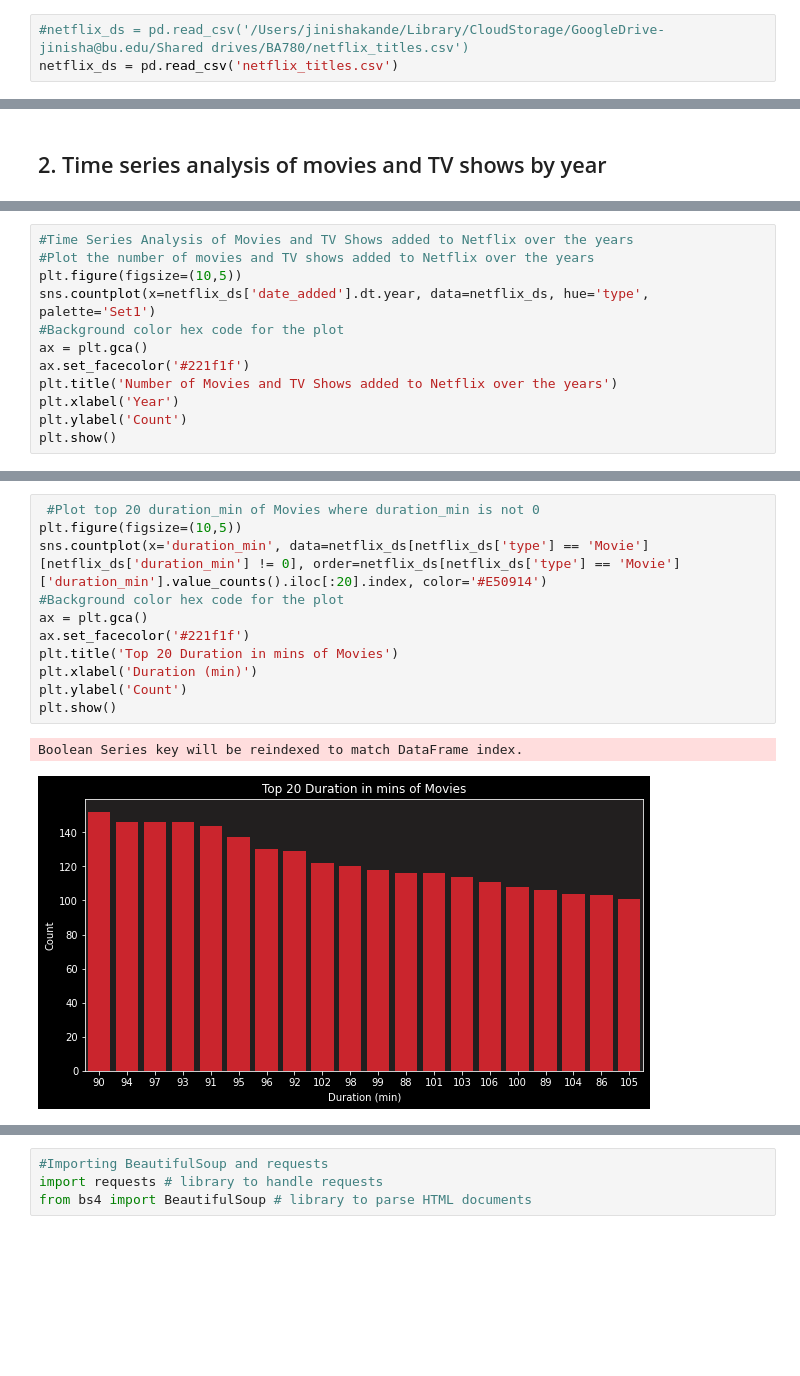
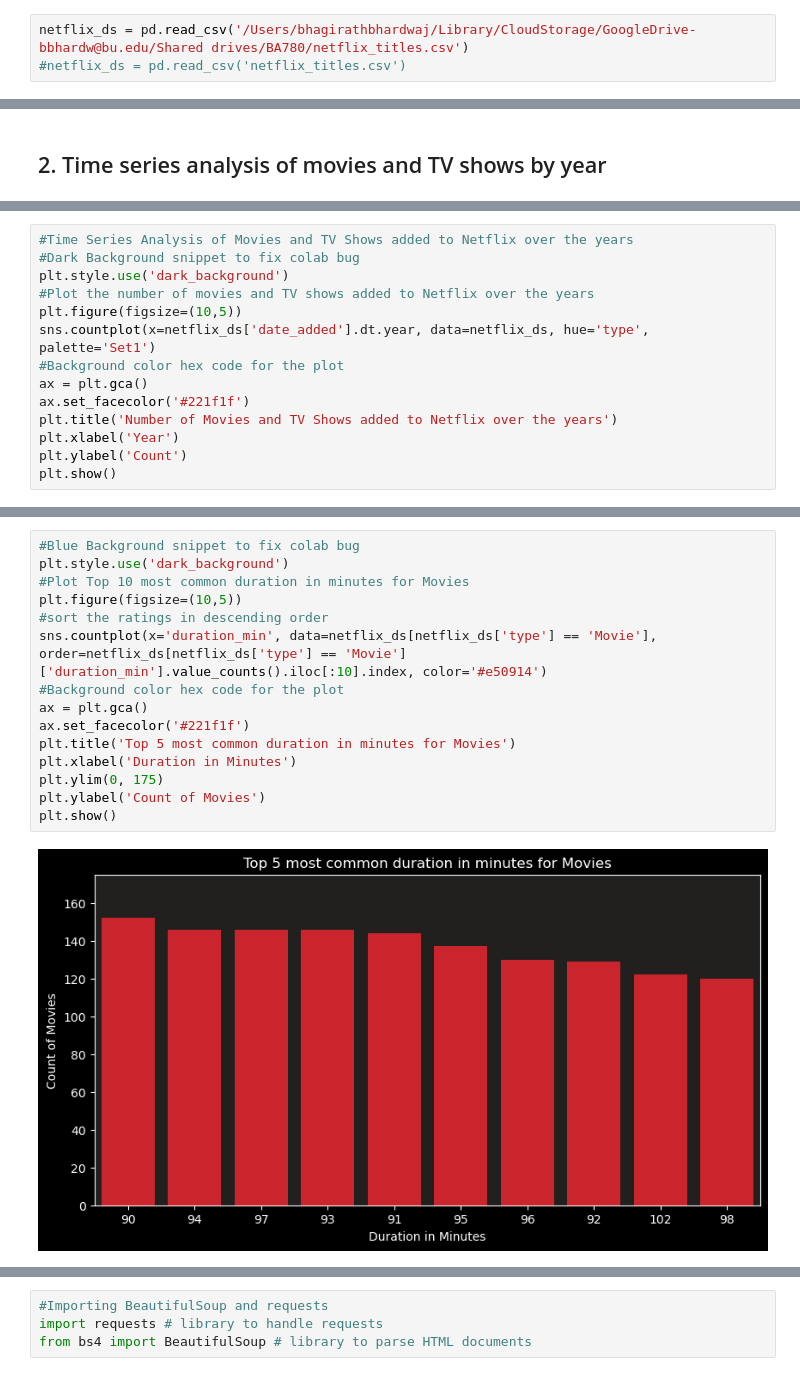
Before and after one commit to bhagirathbhard/Analysis-Netflix-Content-Library, a Jupyter notebook: A7-Netflix-Content-Analysis.ipynb, the cells around one changed output, grey strips where cells are left out. Cells and saved outputs as stored; diff of their text form; blank space fills up the shorter version.

```diff
--- a/A7-Netflix-Content-Analysis.ipynb
+++ b/A7-Netflix-Content-Analysis.ipynb
@@ -180,8 +181,8 @@ Downloading netflix-shows.zip to /content
 Archive:  netflix-shows.zip
   inflating: netflix_titles.csv
 # %%
-#netflix_ds = pd.read_csv('/Users/jinishakande/Library/CloudStorage/GoogleDrive-jinisha@bu.edu/Shared drives/BA780/netflix_titles.csv')
-netflix_ds = pd.read_csv('netflix_titles.csv')
+netflix_ds = pd.read_csv('/Users/bhagirathbhardwaj/Library/CloudStorage/GoogleDrive-bbhardw@bu.edu/Shared drives/BA780/netflix_titles.csv')
+#netflix_ds = pd.read_csv('netflix_titles.csv')
 # %% [markdown]
 # **<span id="EDA" style="color:#023e8a;">Exploratory Data Analysis </span>**
 ---
@@ -596,5 +605,7 @@ We also observe that `TV-14` is the second most popular rating across both Movie
 # %%
 #Time Series Analysis of Movies and TV Shows added to Netflix over the years
+#Dark Background snippet to fix colab bug
+plt.style.use('dark_background')
 #Plot the number of movies and TV shows added to Netflix over the years
 plt.figure(figsize=(10,5))
 sns.countplot(x=netflix_ds['date_added'].dt.year, data=netflix_ds, hue='type', palette='Set1')
@@ -616,14 +631,17 @@ More than just the addition of content, further analysis can be done on understa
 # %%
- #Plot top 20 duration_min of Movies where duration_min is not 0
+#Blue Background snippet to fix colab bug
+plt.style.use('dark_background')
+#Plot Top 10 most common duration in minutes for Movies
 plt.figure(figsize=(10,5))
-sns.countplot(x='duration_min', data=netflix_ds[netflix_ds['type'] == 'Movie'][netflix_ds['duration_min'] != 0], order=netflix_ds[netflix_ds['type'] == 'Movie']['duration_min'].value_counts().iloc[:20].index, color='#E50914')
+#sort the ratings in descending order
+sns.countplot(x='duration_min', data=netflix_ds[netflix_ds['type'] == 'Movie'], order=netflix_ds[netflix_ds['type'] == 'Movie']['duration_min'].value_counts().iloc[:10].index, color='#e50914')
 #Background color hex code for the plot
 ax = plt.gca()
 ax.set_facecolor('#221f1f')
-plt.title('Top 20 Duration in mins of Movies')
-plt.xlabel('Duration (min)')
-plt.ylabel('Count')
+plt.title('Top 5 most common duration in minutes for Movies')
+plt.xlabel('Duration in Minutes')
+plt.ylim(0, 175)
+plt.ylabel('Count of Movies')
 plt.show()
 # %% [output]
-Boolean Series key will be reindexed to match DataFrame index.
-[figure, old version]
+[figure, new version]
```
Also changed, not shown: parts of 53 cells of this notebook.
